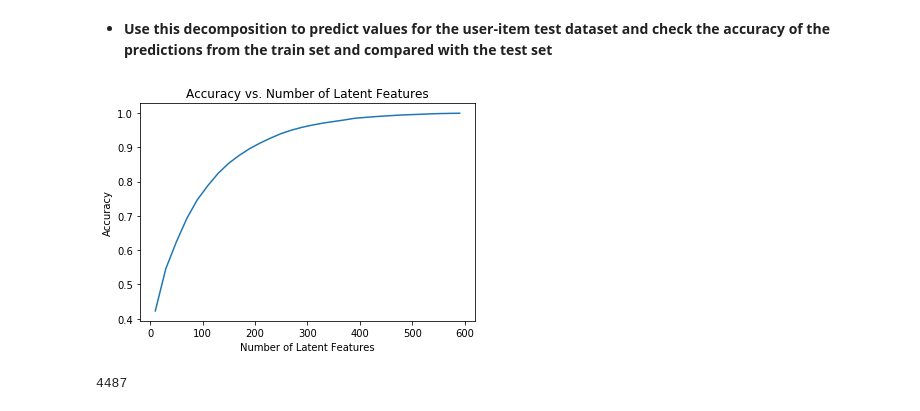
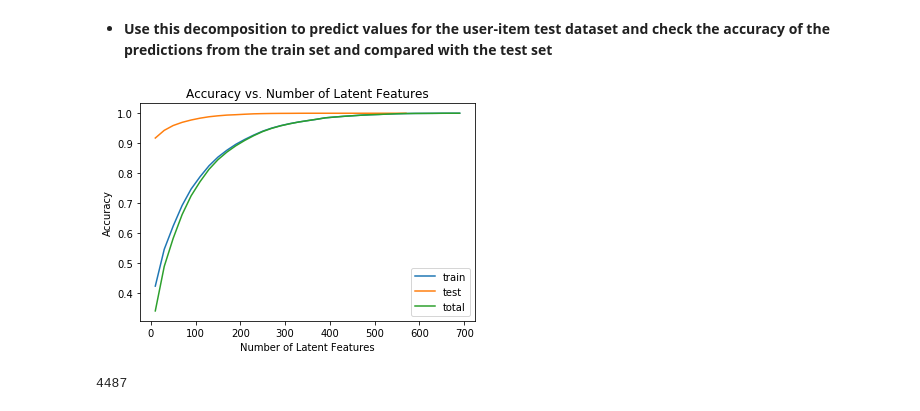
Before and after one commit to trhgvinh/udacity_NanodegreeDS_project3, a Jupyter notebook: Recommendations_with_IBM.ipynb, the cells around one changed output. Drawn from its saved outputs; the diff is of its cells as text; code cells hidden in the pictures.

```diff
--- a/Recommendations_with_IBM.ipynb
+++ b/Recommendations_with_IBM.ipynb
@@ -1999,32 +1999,55 @@ s_train.shape, u_train.shape, vt_train.shape
 # %% [markdown]
 - **Use this decomposition to predict values for the user-item test dataset and check the accuracy of the predictions from the train set and compared with the test set**
 # %%
-# Use these cells to see how well you can use the training
-# decomposition to predict on test data
-num_latent_feats_2 = np.arange(10,600+10,20)
+# Use these cells to see how well you can use the training decomposition to predict on test data
+num_latent_feats_2 = np.arange(10,700+10,20)
 sum_errs_2 = []
 
-for k in num_latent_feats_2:
+for k_2 in num_latent_feats_2:
     # restructure with k latent features
-    s_new_2, u_new_2, vt_new_2 = np.diag(s_train[:k]), u_train[:, :k], vt_train[:k, :]
+    s_new_2, u_new_2, vt_new_2 = np.diag(s_train[:k_2]), u_train[:, :k_2], vt_train[:k_2, :]
 
     # take dot product
     user_item_est_2 = np.around(np.dot(np.dot(u_new_2, s_new_2), vt_new_2))
 
     # compute error for each prediction to actual value
     diffs_2 = np.subtract(user_item_train, user_item_est_2)
 
     # total errors and keep track of them
     err_2 = np.sum(np.sum(np.abs(diffs_2)))
     sum_errs_2.append(err_2)
 
+u_test, s_test, vt_test = np.linalg.svd(user_item_test, full_matrices=True, compute_uv=True)
 
-plt.plot(num_latent_feats_2, 1 - np.array(sum_errs_2)/df.shape[0]);
+num_latent_feats_3 = np.arange(10,580+10,20)
+sum_errs_3 = []
+
+for k_3 in num_latent_feats_3:
+    # restructure with k latent features
+    s_new_3, u_new_3, vt_new_3 = np.diag(s_test[:k_3]), u_test[:, :k_3], vt_test[:k_3, :]
+
+    # take dot product
+    user_item_est_3 = np.around(np.dot(np.dot(u_new_3, s_new_3), vt_new_3))
+
+    # compute error for each prediction to actual value
+    diffs_3 = np.subtract(user_item_test, user_item_est_3)
+
+    # total errors and keep track of them
+    err_3 = np.sum(np.sum(np.abs(diffs_3)))
+    sum_errs_3.append(err_3)
+
+num_latent_feats_4 = num_latent_feats_2
+sum_errs_4 = np.append(np.array(sum_errs_3), [0.0, 0.0, 0.0, 0.0, 0.0, 0.0]) + np.array(sum_errs_2)
+
+plt.plot(num_latent_feats_2, 1 - np.array(sum_errs_2)/df.shape[0], label = 'train');
+plt.plot(num_latent_feats_3, 1 - np.array(sum_errs_3)/df.shape[0], label = 'test');
+plt.plot(num_latent_feats_4, 1 - np.array(sum_errs_4)/df.shape[0], label = 'total');
+plt.legend();
 plt.xlabel('Number of Latent Features');
 plt.ylabel('Accuracy');
 plt.title('Accuracy vs. Number of Latent Features');
 # %% [output]
-[figure, old version]
+[figure, new version]
 # %%
 user_item_est.shape[0]
 # %% [output]
```
Also changed, not shown: parts of 2 cells of this notebook, 1 other file.
